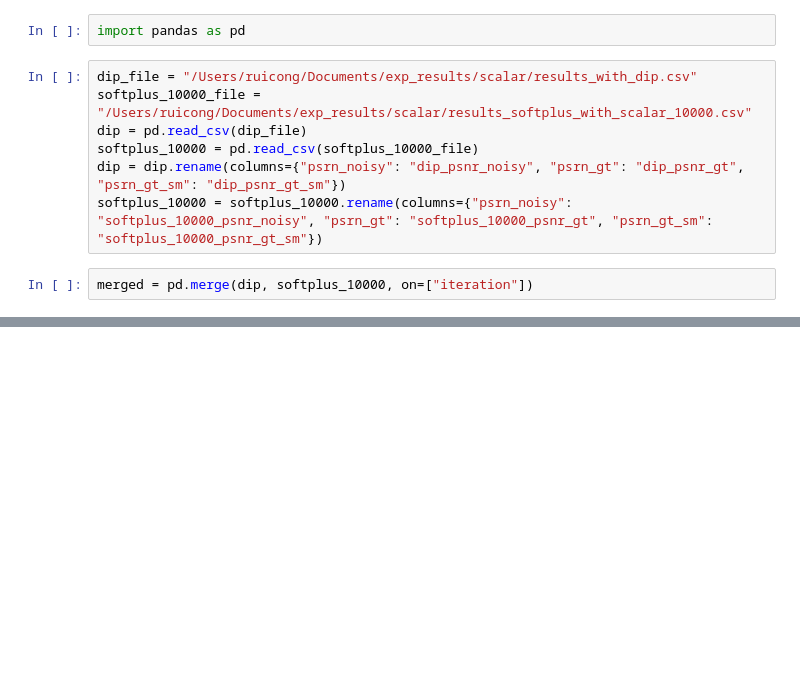
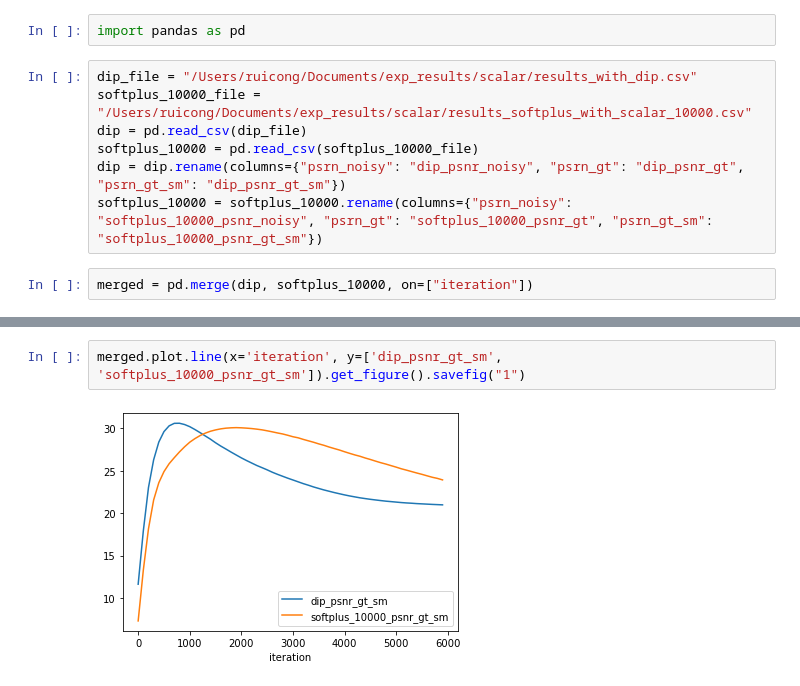
Before and after one commit to Zhu-Ruicong/deep-image-prior, a Jupyter notebook: plot.ipynb, the cells around one changed output, grey strips where cells are left out. Drawn from its saved outputs; the diff is of its cells as text; blank space fills up the shorter version.

```diff
--- a/plot.ipynb
+++ b/plot.ipynb
@@ -36,0 +47,4 @@ merged.plot.line(x='iteration', y=['dip_psnr_gt', 'softplus_10000_psnr_gt'])
+# %%
+merged.plot.line(x='iteration', y=['dip_psnr_gt_sm', 'softplus_10000_psnr_gt_sm']).get_figure().savefig("1")
+# %% [output]
+[figure, added]
```
Also changed, not shown: parts of 4 cells of this notebook.
